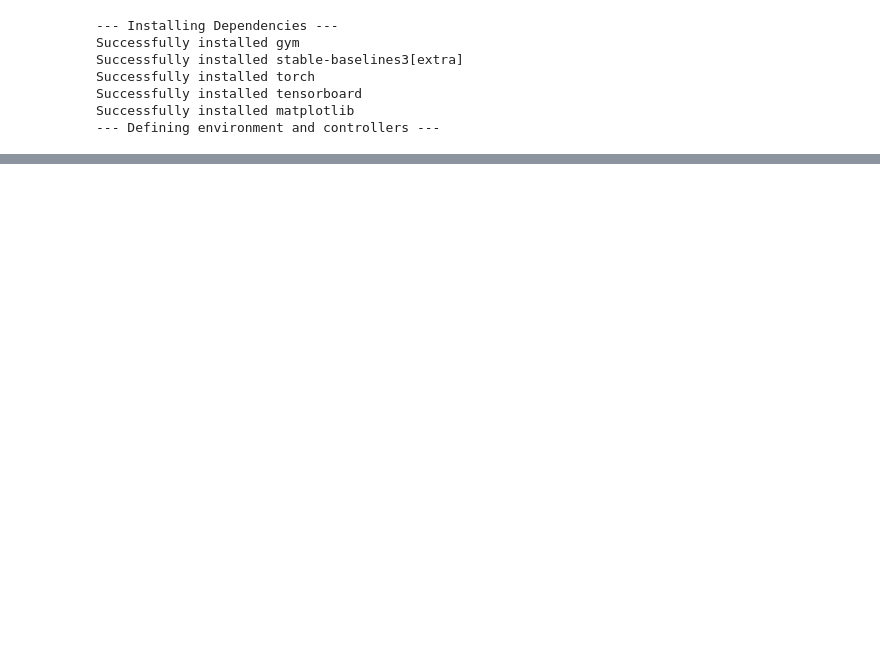
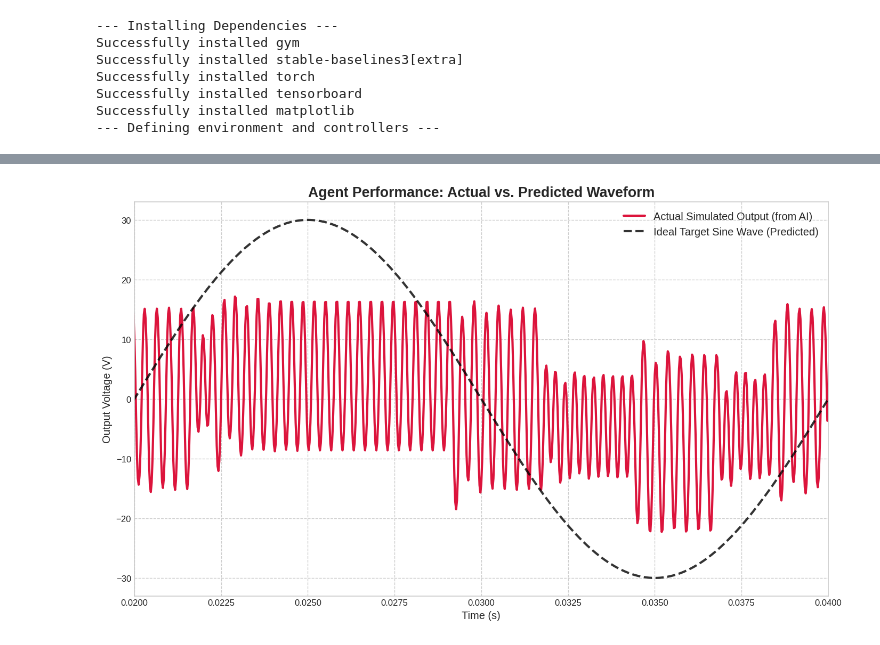
Before and after one commit to Arnobzzz/Inverter-RL-agent, a Jupyter notebook: inverter2.ipynb, the cells around one changed output, grey strips where cells are left out. Drawn from its saved outputs; the diff is of its cells as text; code cells hidden in the pictures; blank space fills up the shorter version.

```diff
--- a/inverter2.ipynb
+++ b/inverter2.ipynb
@@ -1967,0 +3097,97 @@ Total Training Time: 540.26 seconds
+# %%
+# ==============================================================================
+# SCRIPT FOR PLOT 7: DIGITAL TWIN FIDELITY (SIMULATED VS. REAL)
+# ==============================================================================
+print("--- Generating Plot 7: Digital Twin Fidelity Comparison ---")
+
+# --- Step 1: Install and Import necessary libraries ---
+!pip install gymnasium stable-baselines3[extra] torch -q
+import numpy as np
+import torch
+import matplotlib.pyplot as plt
+from stable_baselines3 import PPO
+from google.colab import files
+
+# --- Step 2: Define the InverterModelFast class (our Digital Twin) ---
+# This must be the same class definition used for training.
+class InverterModelFast(torch.nn.Module):
+    def __init__(self, device, dt=2.5e-5):
+        super().__init__()
+        self.device = device; self.dt = dt
+        self.V_dc=torch.tensor(48.0,device=device); self.Rds_on=torch.tensor(0.08,device=device)
+        self.R_esr_L=torch.tensor(0.1,device=device); self.R_esr_C=torch.tensor(0.05,device=device)
+        self.L=torch.tensor(1.5e-3,device=device); self.C=torch.tensor(10e-6,device=device)
+    def forward(self, state, action, r_load):
+        v_inverter_eff = action - torch.sign(action) * state[..., 0] * self.Rds_on
+        k1=self._diffeq(state,v_inverter_eff,r_load); k2=self._diffeq(state+0.5*self.dt*k1,v_inverter_eff,r_load)
+        k3=self._diffeq(state+0.5*self.dt*k2,v_inverter_eff,r_load); k4=self._diffeq(state+dt*k3,v_inverter_eff,r_load)
+        return state + (self.dt/6.0)*(k1 + 2*k2 + 2*k3 + k4)
+    def _diffeq(self, y, v_inverter, r_load):
+        i_L, v_C = y[..., 0], y[..., 1]; i_load_branch = v_C / (r_load + self.R_esr_C)
+        diL_dt = (1/self.L)*(v_inverter - v_C - i_L*self.R_esr_L)
+        dvC_dt = (1/self.C)*(i_L - i_load_branch)
+        return torch.stack([diL_dt, dvC_dt], dim=-1)
+
+# --- Step 3: Generate the Simulated Waveform using the Trained Agent ---
+def generate_simulated_waveform(model_path, duration=0.04, dt=2.5e-5):
+    print("--- Running simulation to generate 'Digital Twin' waveform ---")
+    device = "cuda" if torch.cuda.is_available() else "cpu"
+    model = InverterModelFast(device=device, dt=dt)
+    rl_agent = PPO.load(model_path, device=device)
+
+    num_steps = int(duration / dt)
+    time_hist = np.zeros(num_steps)
+    v_c_hist = np.zeros(num_steps)
+
+    state = torch.zeros(2, device=device)
+    r_load = torch.tensor(30.0, device=device) # A constant, representative load
+
+    for i in range(num_steps):
+        t = i * dt
+        angle = 2 * np.pi * 50 * t
+        # Create the observation the agent expects: [v_C, i_L, target_sin, target_cos]
+        obs = np.array([state[1].item(), state[0].item(), 30.0 * np.sin(angle), 30.0 * np.cos(angle)], dtype=np.float32)
+
+        action_rl, _ = rl_agent.predict(obs, deterministic=True)
+        action_voltage = model.V_dc if action_rl == 1 else -model.V_dc
+
+        state = model(state, action_voltage, r_load)
+
+        time_hist[i] = t
+        v_c_hist[i] = state[1].item()
+
+    return time_hist, v_c_hist
+
+# --- Step 4: Create the "Ideal" Target Waveform ---
+# This is the perfect sine wave that the agent was trained to follow.
+def get_ideal_target_data(time_vector):
+    print("--- Generating 'Ideal Target' waveform for comparison ---")
+    return 30.0 * np.sin(2 * np.pi * 50 * time_vector)
+
+# --- Step 5: Run the process and generate the plot ---
+# !!! IMPORTANT: Make sure this name matches your best model file name !!!
+rl_model_filename = "ppo_inverter_final_model.zip"
+
+sim_time, sim_voltage = generate_simulated_waveform(rl_model_filename)
+ideal_voltage = get_ideal_target_data(sim_time)
+
+print("\n--- Generating Digital Twin Fidelity Plot ---")
+plt.style.use('seaborn-v0_8-whitegrid')
+plt.figure(figsize=(14, 8), dpi=120)
+
+plt.plot(sim_time, sim_voltage, label='Actual Simulated Output (from AI)', color='crimson', linewidth=2.5)
+plt.plot(sim_time, ideal_voltage, label='Ideal Target Sine Wave (Predicted)', color='black', linestyle='--', linewidth=2.5, alpha=0.8)
+
+plt.title('Agent Performance: Actual vs. Predicted Waveform', fontsize=16, fontweight='bold')
+plt.xlabel('Time (s)', fontsize=12)
+plt.ylabel('Output Voltage (V)', fontsize=12)
+plt.legend(fontsize=12)
+plt.grid(True, which='both', linestyle='--')
+plt.xlim(0.02, 0.04) # Show one full, stable cycle for clarity
+
+filename = "7_predicted_vs_actual.png"
+plt.savefig(filename)
+print(f"--- Plot saved as '{filename}'. Offering for download... ---")
+plt.show()
+files.download(filename)
+# %% [output]
@@ -1967,0 +3200 @@ Total Training Time: 540.26 seconds
+[figure, added]
```
Also changed, not shown: parts of 20 cells of this notebook.
